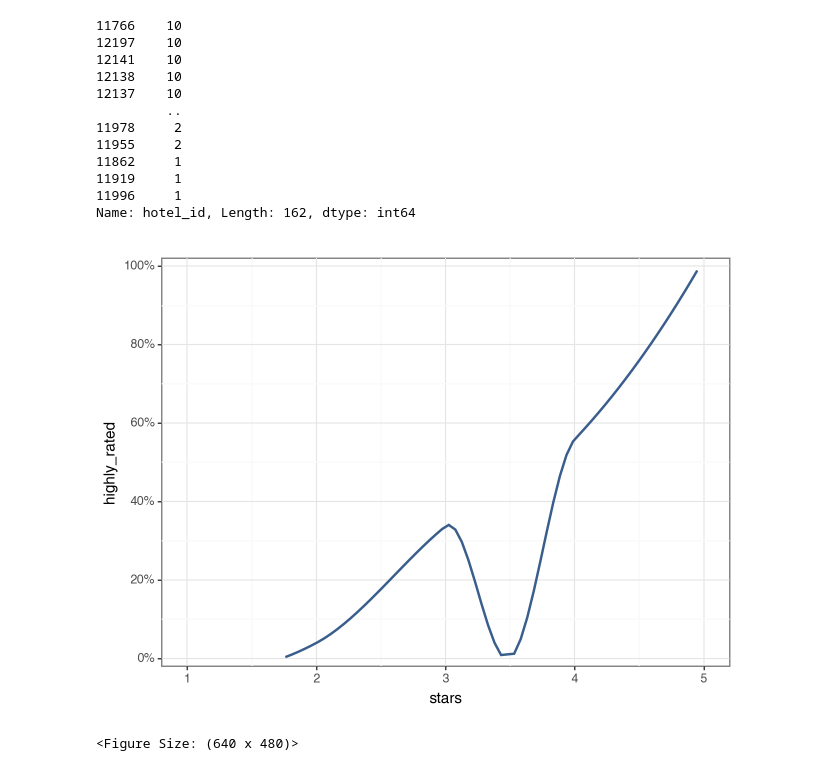
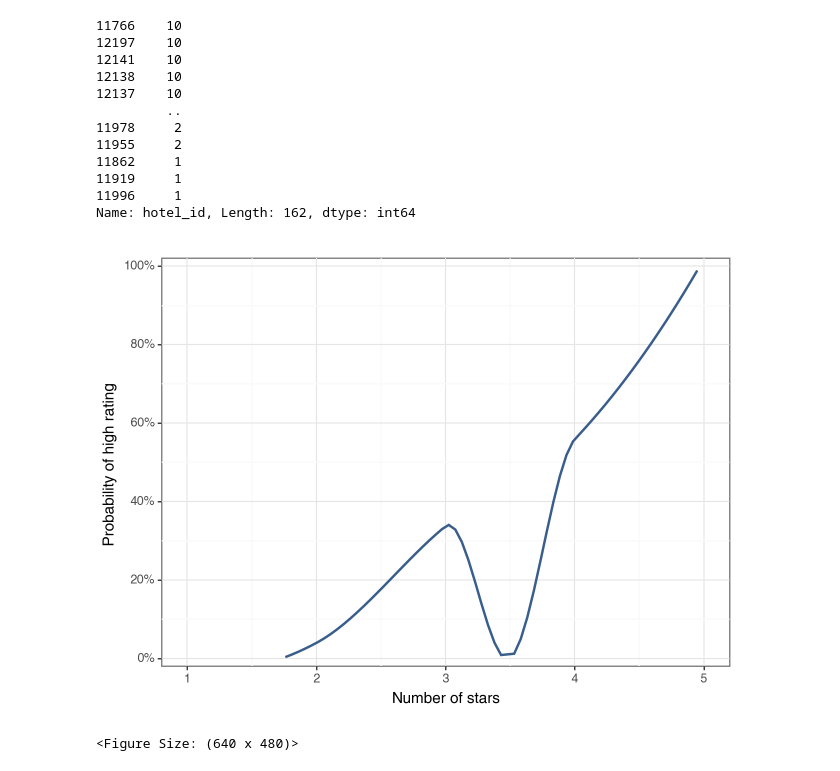
Before and after one commit to mateschieszler/DA2_2023, a Jupyter notebook: work-files/assignment2/Assignment-2_code_work.ipynb, the cells around one changed output. Saved outputs shown, nothing was run; the diff lists cells and outputs as text; code cells hidden in the pictures.

```diff
--- a/work-files/assignment2/Assignment-2_code_work.ipynb
+++ b/work-files/assignment2/Assignment-2_code_work.ipynb
@@ -402,19 +413,19 @@ Name: hotel_id, Length: 162, dtype: int64
 # %%
 g2c = (
     ggplot(data=filtered_naples)
     + geom_smooth(
         aes(x="stars", y="highly_rated"), method="loess", se=False, color=color[0], span = 0.95
     )
     + scale_y_continuous(
         expand=[0.01, 0.01],
         limits=[0, 1],
         breaks=seq(0, 1, 0.2),
         labels=percent_format(),
     )
-    #+ labs(x="Age at interview (years)", y="Probability of staying healthy")
+    + labs(x="Number of stars", y="Probability of high rating ")
     + theme_bw()
 )
 g2c
 # %% [output]
-[figure, old version]
+[figure, new version]
 <Figure Size: (640 x 480)>
```
Also changed, not shown: parts of 5 cells of this notebook.
